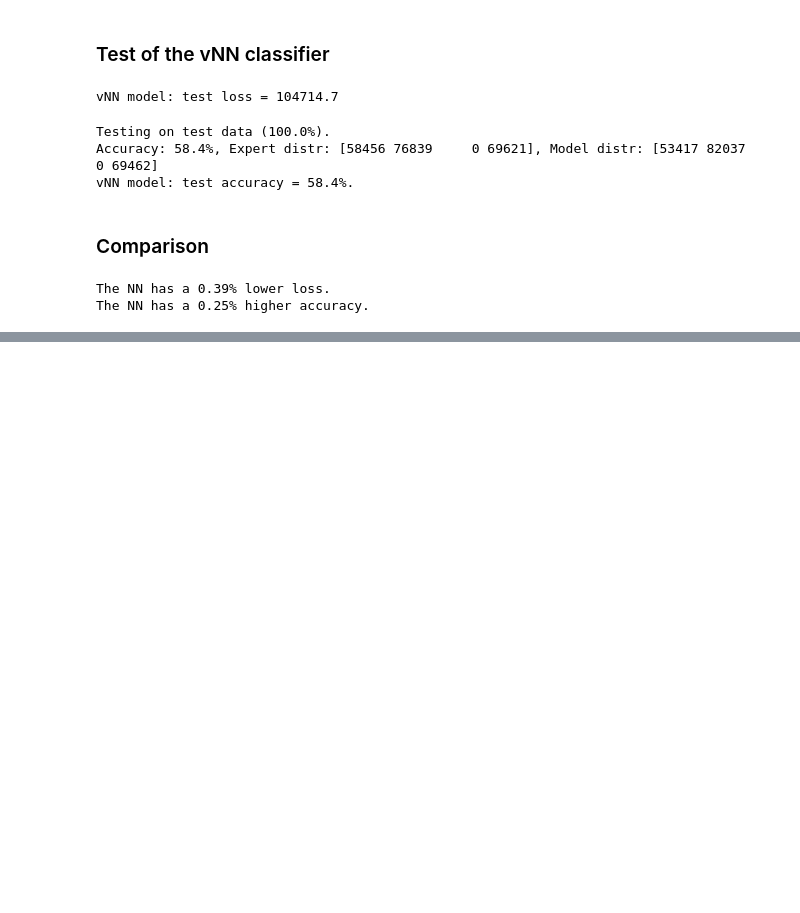
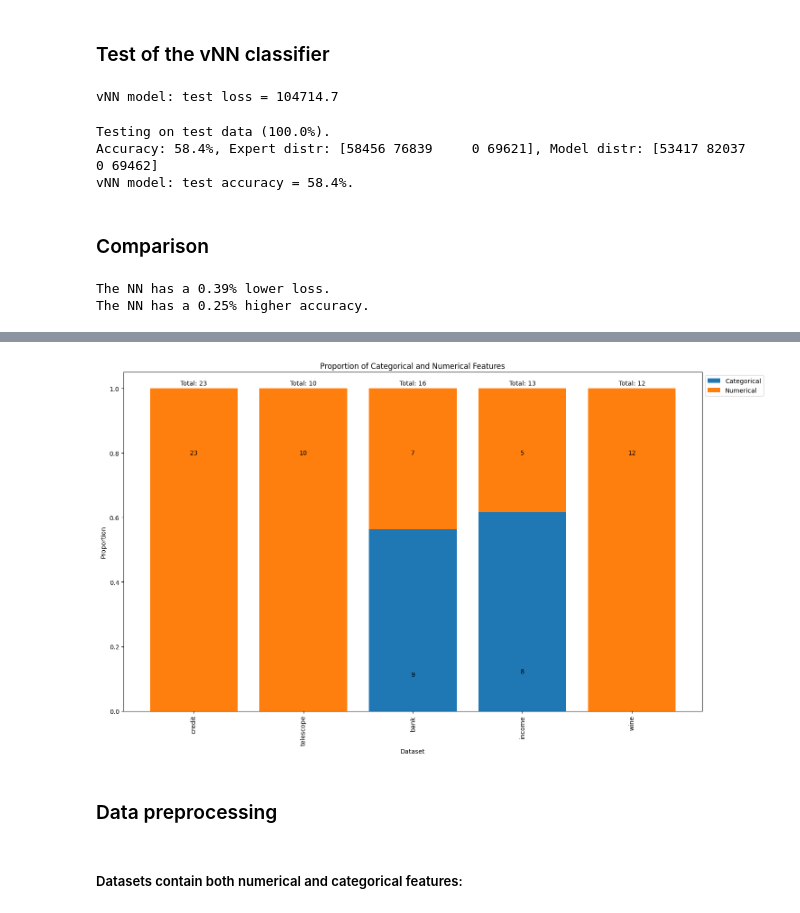
Before and after one commit to bsilue-vub/SFML_Project, a Jupyter notebook: code/main.ipynb, the cells around one changed output, grey strips where cells are left out. Saved outputs shown, nothing was run; the diff lists cells and outputs as text; code cells hidden in the pictures; blank space fills up the shorter version.

```diff
--- a/code/main.ipynb
+++ b/code/main.ipynb
@@ -868,0 +1009,75 @@ The next aspect to assess is which model performs best between the two. Based on
+# %%
+
+# Create empty lists to store proportions and total features
+categorical_proportions = []
+numerical_proportions = []
+total_features = []
+categorical_counts = []
+numerical_counts = []
+dataset_names = []
+
+# Iterate over each dataset
+for index, row in Experiement_datasets.iterrows():
+    dataset_name = row['Dataset']
+    target_variable = row['Target']
+
+    df = get_data(dataset_name, verbose=False)
+    categorical_columns = df.select_dtypes(include='object').columns.tolist()
+    numerical_columns = df.select_dtypes(exclude='object').columns.tolist()
+
+    # Remove the target variable from the appropriate column list
+    if target_variable in categorical_columns:
+        categorical_columns.remove(target_variable)
+    elif target_variable in numerical_columns:
+        numerical_columns.remove(target_variable)
+
+    # Calculate the proportions and counts
+    categorical_proportion = len(categorical_columns) / (len(categorical_columns) + len(numerical_columns))
+    numerical_proportion = len(numerical_columns) / (len(categorical_columns) + len(numerical_columns))
+    categorical_count = len(categorical_columns)
+    numerical_count = len(numerical_columns)
+
+    # Append the proportions, total features, and dataset name to the lists
+    categorical_proportions.append(categorical_proportion)
+    numerical_proportions.append(numerical_proportion)
+    total_features.append(len(categorical_columns) + len(numerical_columns))
+    categorical_counts.append(categorical_count)
+    numerical_counts.append(numerical_count)
+    dataset_names.append(dataset_name)
+
+# Plot the histogram
+plt.figure(figsize=(15, 9))
+plt.bar(dataset_names, categorical_proportions, label='Categorical')
+plt.bar(dataset_names, numerical_proportions, bottom=categorical_proportions, label='Numerical')
+plt.xlabel('Dataset')
+plt.ylabel('Proportion')
+plt.title('Proportion of Categorical and Numerical Features')
+plt.xticks(rotation=90)
+
+# Add counts on the bars
+for i in range(len(dataset_names)):
+    x = i
+    y = categorical_proportions[i]
+    if categorical_counts[i] > 0:
+        plt.text(x, y / 5, f'{categorical_counts[i]}', ha='center', va='center')
+
+    x = i
+    y = categorical_proportions[i] + numerical_proportions[i]
+    if numerical_counts[i] > 0:
+        plt.text(x, 4*y / 5, f'{numerical_counts[i]}', ha='center', va='center')
+
+    # Add total features as text above the bars
+    plt.text(i, categorical_proportions[i] + numerical_proportions[i] + 0.01, f'Total: {total_features[i]}', ha='center')
+
+
+# Reposition the legend outside the plot
+plt.legend(bbox_to_anchor=(1, 1), loc='upper left')
+
+plt.tight_layout()
+plt.show()
+# %% [output]
+[figure, added]
+# %% [markdown]
+### Data preprocessing
+# %% [markdown]
+##### Datasets contain both numerical and categorical features:
```
Also changed, not shown: parts of 61 cells of this notebook, 1 other file.
